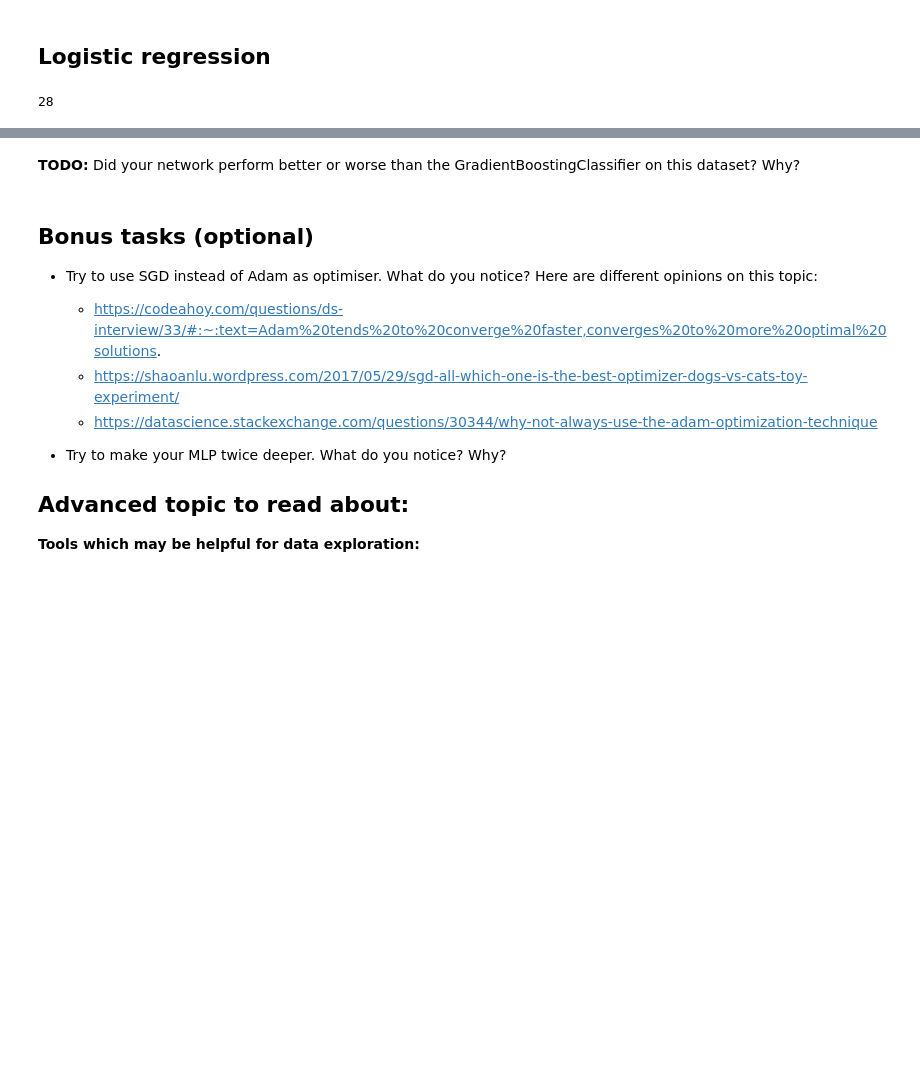
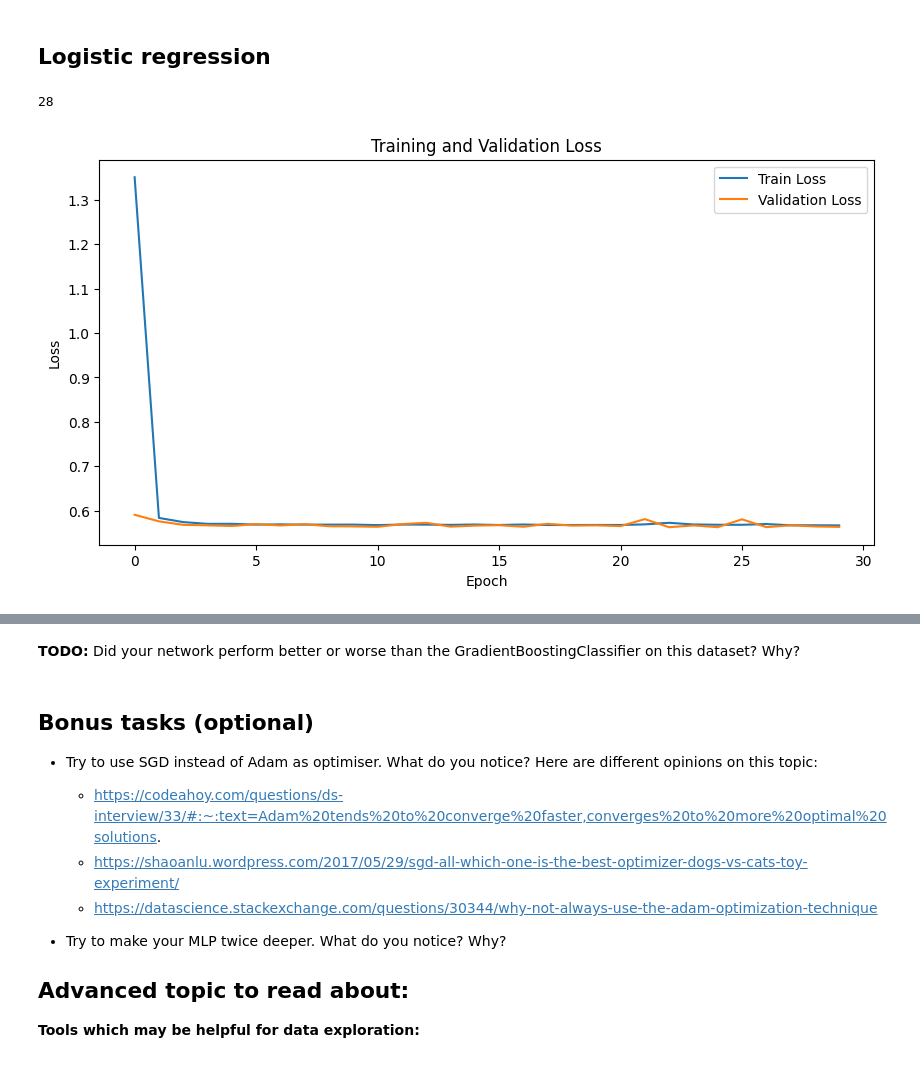
Before and after one commit to Paul-Jarschke/Machine-Learning-Practicals, a Jupyter notebook: Practical_04/Leon/4_Loeppert.ipynb, the cells around one changed output, grey strips where cells are left out. Saved outputs shown, nothing was run; the diff lists cells and outputs as text; code cells hidden in the pictures; blank space fills up the shorter version.

Commit message:
LR plot of losses and accuracy

```diff
--- a/Practical_04/Leon/4_Loeppert.ipynb
+++ b/Practical_04/Leon/4_Loeppert.ipynb
@@ -669,13 +669,23 @@ def run_training(model, optimizer, loss_function, device, num_epochs, train_data
 ## Hint - you can use yours from practical 2 or 3
 def plot_losses(train_losses, val_losses):
     plt.figure(figsize=(10, 5))
-    plt.plot(train_losses, 'o--', label='Train Loss')
-    plt.plot(val_losses, 'o--', label='Validation Loss')
+    plt.plot(train_losses, '-', label='Train Loss')
+    plt.plot(val_losses, '-', label='Validation Loss')
     plt.xlabel('Epoch')
     plt.ylabel('Loss')
     plt.title('Training and Validation Loss')
     plt.legend()
     plt.show()
+
+def plot_accs(train_accs, val_accs):
+    plt.figure(figsize=(10, 5))
+    plt.plot(train_accs, '-', label='Train Accuracy')
+    plt.plot(val_accs, '-', label='Validation Accuracy')
+    plt.xlabel('Epoch')
+    plt.ylabel('Accuracy')
+    plt.title('Training and Validation Accuracy')
+    plt.legend()
+    plt.show()
 # %% [markdown]
 ### Convert a pandas dataframe to a PyTorch dataset
 # %%
@@ -813,5 +823,8 @@ num_epochs = 30
 lr_stats = run_training(logistic_regression, optimizer, loss_fn, device, num_epochs, train_dataloader, test_dataloader)
 # %%
 ## todo - plot losses and accuracies
-plot('Epoch vs. Loss', 'Loss', train_losses_lr, val_losses_lr)
+#plot('Epoch vs. Loss', 'Loss', train_losses_lr, val_losses_lr)
+plot_losses(lr_stats[0], lr_stats[1])
+# %% [output]
+[figure, added]
 # %%
```
Also changed, not shown: parts of 3 cells of this notebook.
